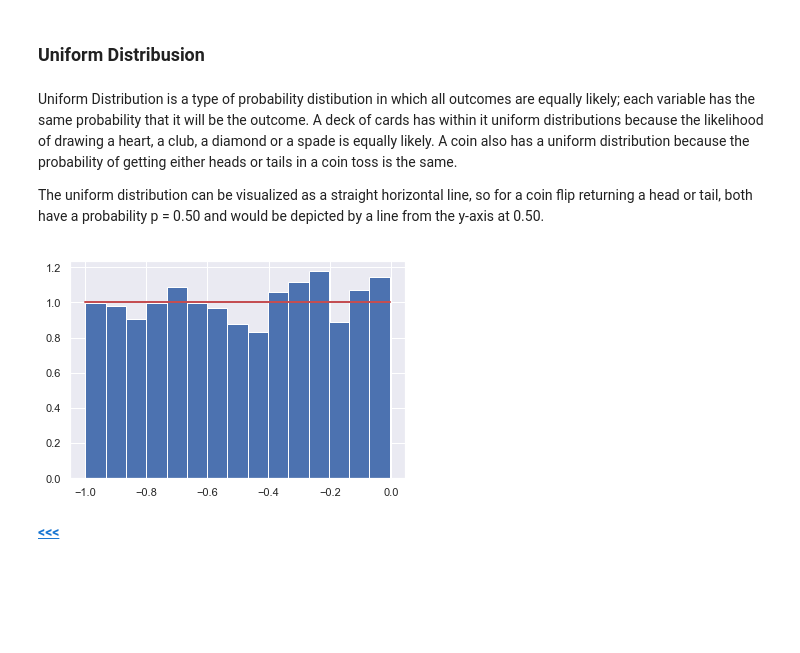
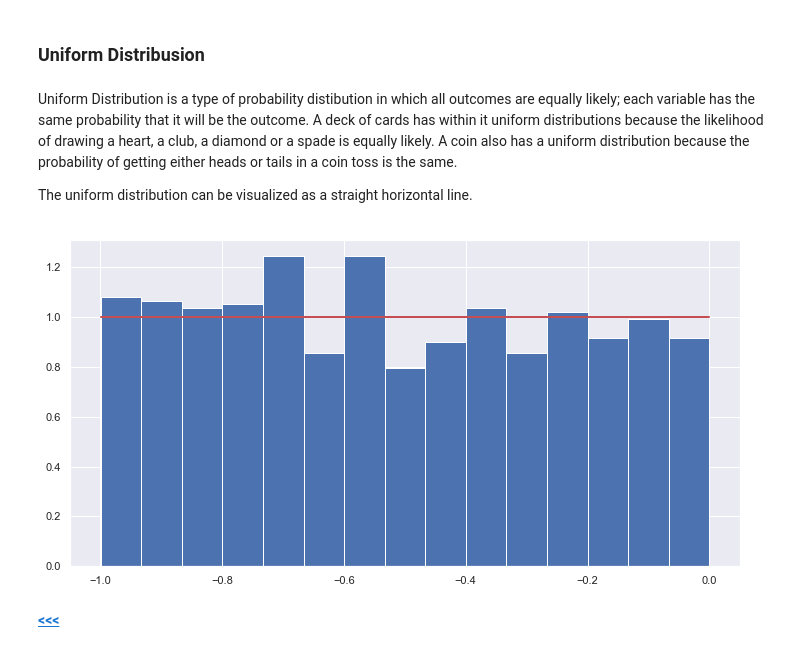
Before and after one commit to G00376332/52465_Assignment, a Jupyter notebook: Numpy_Assignment.ipynb, the cells around one changed output. Cells and saved outputs as stored; diff of their text form; code cells hidden in the pictures; blank space fills up the shorter version.

```diff
--- a/Numpy_Assignment.ipynb
+++ b/Numpy_Assignment.ipynb
@@ -265,19 +389,20 @@ plt.plot(x,g)
 # %% [markdown]
 Uniform Distribution is a type of probability distibution in which all outcomes are equally likely; each variable has the same probability that it will be the outcome. A deck of cards has within it uniform distributions because the likelihood of drawing a heart, a club, a diamond or a spade is equally likely. A coin also has a uniform distribution because the probability of getting either heads or tails in a coin toss is the same.
 
-The uniform distribution can be visualized as a straight horizontal line, so for a coin flip returning a head or tail, both have a probability p = 0.50 and would be depicted by a line from the y-axis at 0.50.
+The uniform distribution can be visualized as a straight horizontal line.
 # %%
 s = np.random.uniform(-1,0,1000)
 
 np.all(s >= -1)
 
 np.all(s < 0)
-
+# defines chart size
+plt.figure(figsize=(12,6))
 count, bins, ignored = plt.hist(s, 15, density=True)
 plt.plot(bins, np.ones_like(bins), linewidth=2, color='r')
 plt.show()
 # %% [output]
-[figure, old version]
+[figure, new version]
 # %% [markdown]
  [**<<<**](#table)
 # %% [markdown]
```
Also changed, not shown: parts of 25 cells of this notebook, 1 other file.
